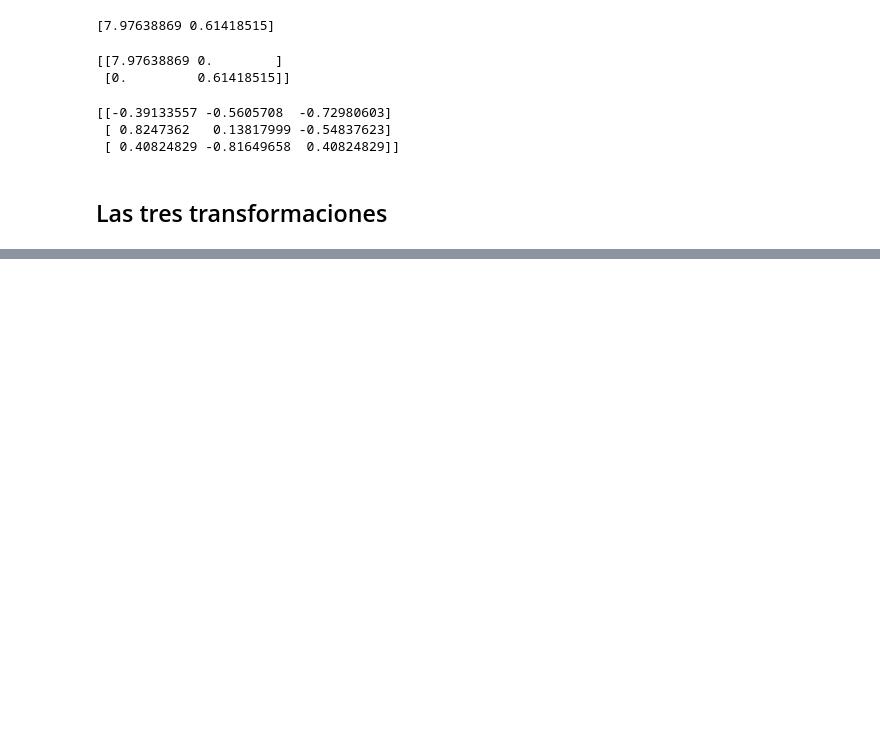
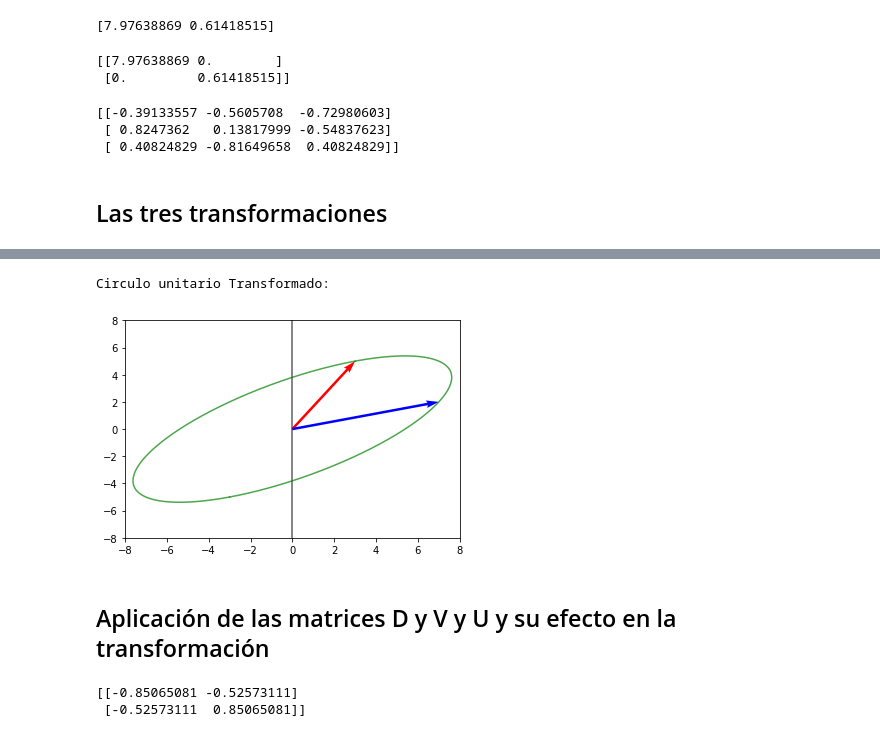
Before and after one commit to luceldasilva/algebra-lineal-para-ml, a Jupyter notebook: Algebra_Lineal.ipynb, the cells around one changed output, grey strips where cells are left out. Saved outputs shown, nothing was run; the diff lists cells and outputs as text; code cells hidden in the pictures; blank space fills up the shorter version.

```diff
--- a/Algebra_Lineal.ipynb
+++ b/Algebra_Lineal.ipynb
@@ -254,0 +252,18 @@ def graficarMatriz(matriz, vectorCol['red', 'blue']):
+# %%
+print('Circulo unitario Transformado:')
+graficarMatriz(clase_7)
+
+plt.xlim(-8, 8)
+plt.ylim(-8, 8)
+plt.show()
+# %% [output]
+Circulo unitario Transformado:
+[figure, added]
+# %% [markdown]
+## Aplicación de las matrices D y V y U y su efecto en la transformación
+# %%
+U7, D7, V7 = np.linalg.svd(clase_7)
+print(U7)
+# %% [output]
+[[-0.85065081 -0.52573111]
+ [-0.52573111  0.85065081]]
```
Also changed, not shown: parts of 11 cells of this notebook.
